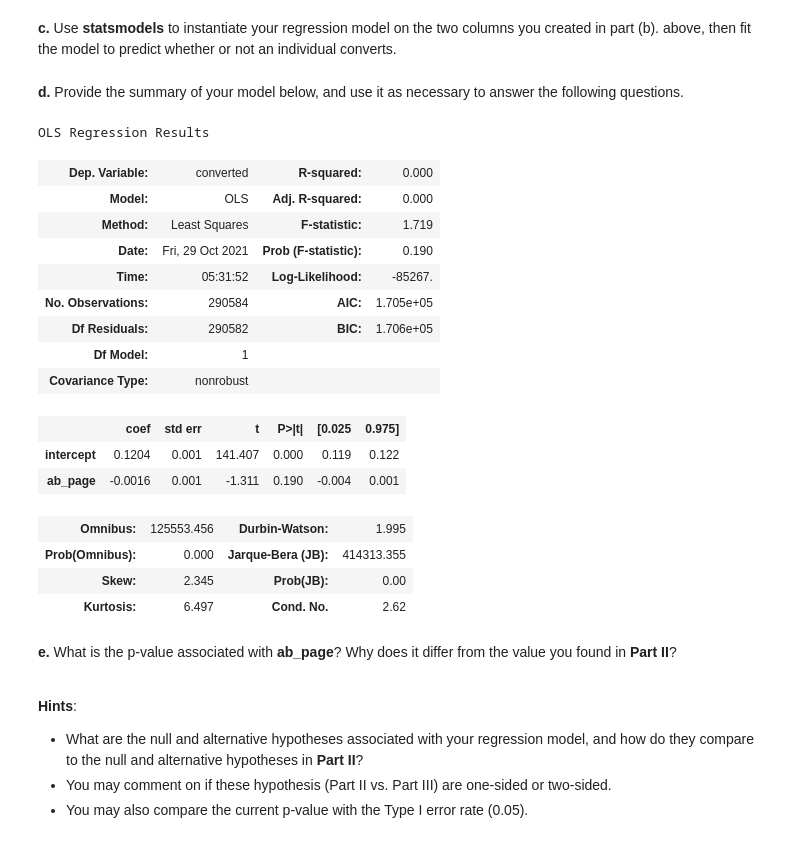
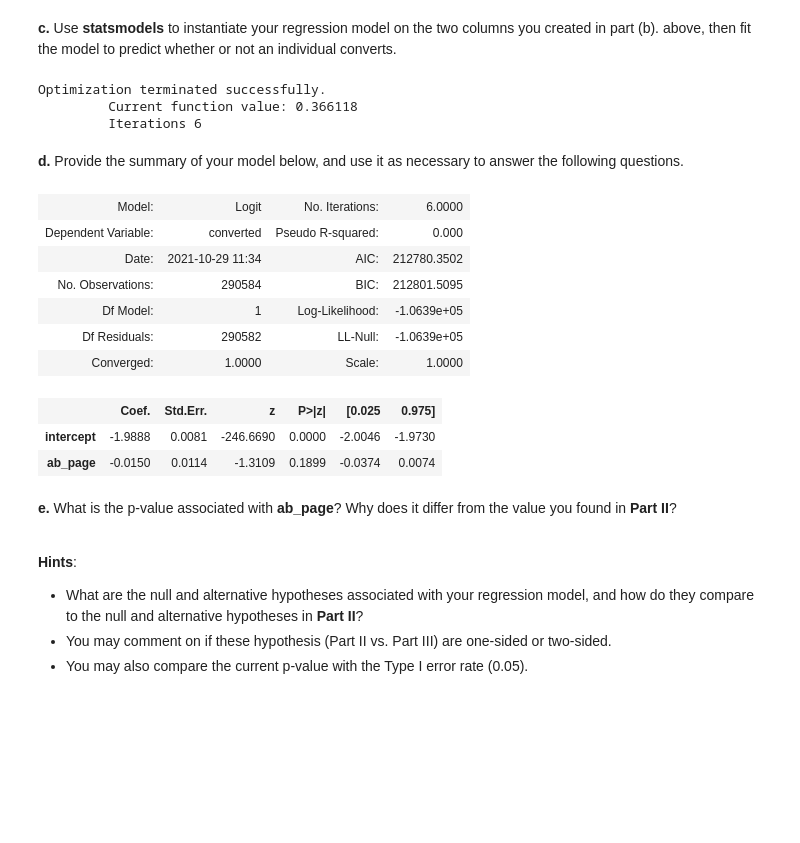
Before and after one commit to MOHAMMED-NASSER22/Analyze_ab_test_results_notebook-udacity-, a Jupyter notebook: Analyze_ab_test_results_notebook.ipynb, the cells around one changed output. Drawn from its saved outputs; the diff is of its cells as text; code cells hidden in the pictures; blank space fills up the shorter version.

```diff
--- a/Analyze_ab_test_results_notebook.ipynb
+++ b/Analyze_ab_test_results_notebook.ipynb
@@ -498,30 +547,27 @@ df2.head()
 # %% [markdown]
 **c.** Use **statsmodels** to instantiate your regression model on the two columns you created in part (b). above, then fit the model to predict whether or not an individual converts.
 # %%
-lm = sm.OLS(df2['converted'], df2[['intercept', 'ab_page']])
+lm = sm.Logit(df2['converted'], df2[['intercept', 'ab_page']])
 results=lm.fit()
+# %% [output]
+Optimization terminated successfully.
+         Current function value: 0.366118
+         Iterations 6
 # %% [markdown]
 **d.** Provide the summary of your model below, and use it as necessary to answer the following questions.
 # %%
-results.summary()
+results.summary2()
 # %% [output]
-OLS Regression Results
-| Dep. Variable: | converted | R-squared: | 0.000 |
-| Model: | OLS | Adj. R-squared: | 0.000 |
-| Method: | Least Squares | F-statistic: | 1.719 |
-| Date: | Fri, 29 Oct 2021 | Prob (F-statistic): | 0.190 |
-| Time: | 05:31:52 | Log-Likelihood: | -85267. |
-| No. Observations: | 290584 | AIC: | 1.705e+05 |
-| Df Residuals: | 290582 | BIC: | 1.706e+05 |
-| Df Model: | 1 |  |  |
-| Covariance Type: | nonrobust |  |  |
+| Model: | Logit | No. Iterations: | 6.0000 |
+| Dependent Variable: | converted | Pseudo R-squared: | 0.000 |
+| Date: | 2021-10-29 11:34 | AIC: | 212780.3502 |
+| No. Observations: | 290584 | BIC: | 212801.5095 |
+| Df Model: | 1 | Log-Likelihood: | -1.0639e+05 |
+| Df Residuals: | 290582 | LL-Null: | -1.0639e+05 |
+| Converged: | 1.0000 | Scale: | 1.0000 |
-|  | coef | std err | t | P>|t| | [0.025 | 0.975] |
-| intercept | 0.1204 | 0.001 | 141.407 | 0.000 | 0.119 | 0.122 |
-| ab_page | -0.0016 | 0.001 | -1.311 | 0.190 | -0.004 | 0.001 |
+|  | Coef. | Std.Err. | z | P>|z| | [0.025 | 0.975] |
+| intercept | -1.9888 | 0.0081 | -246.6690 | 0.0000 | -2.0046 | -1.9730 |
+| ab_page | -0.0150 | 0.0114 | -1.3109 | 0.1899 | -0.0374 | 0.0074 |
-| Omnibus: | 125553.456 | Durbin-Watson: | 1.995 |
-| Prob(Omnibus): | 0.000 | Jarque-Bera (JB): | 414313.355 |
-| Skew: | 2.345 | Prob(JB): | 0.00 |
-| Kurtosis: | 6.497 | Cond. No. | 2.62 |
 # %% [markdown]
 **e.** What is the p-value associated with **ab_page**? Why does it differ from the value you found in **Part II**?<br><br>
 
```
Also changed, not shown: parts of 37 cells of this notebook, 2 other files.
